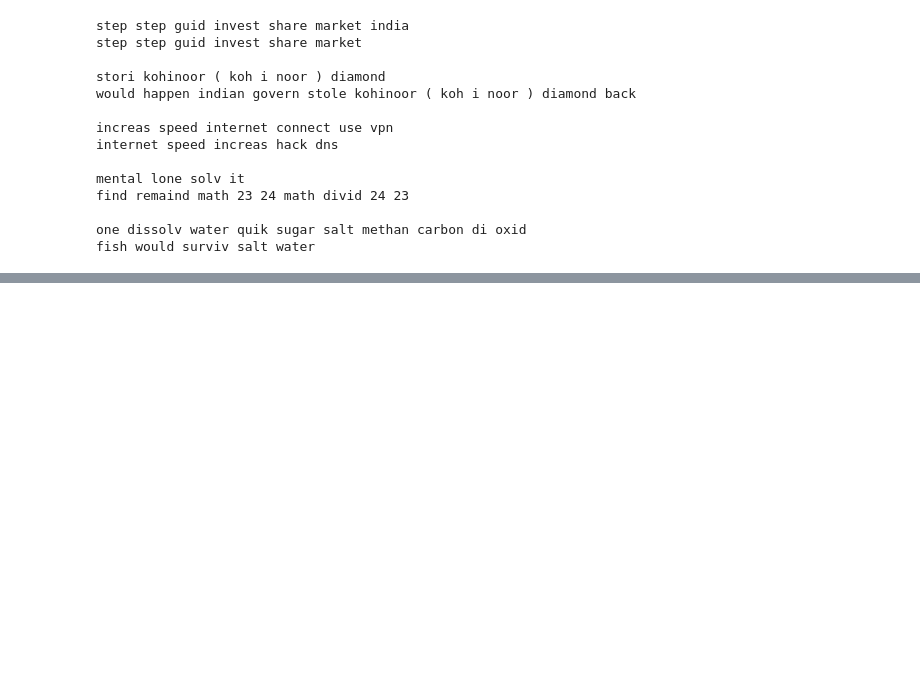
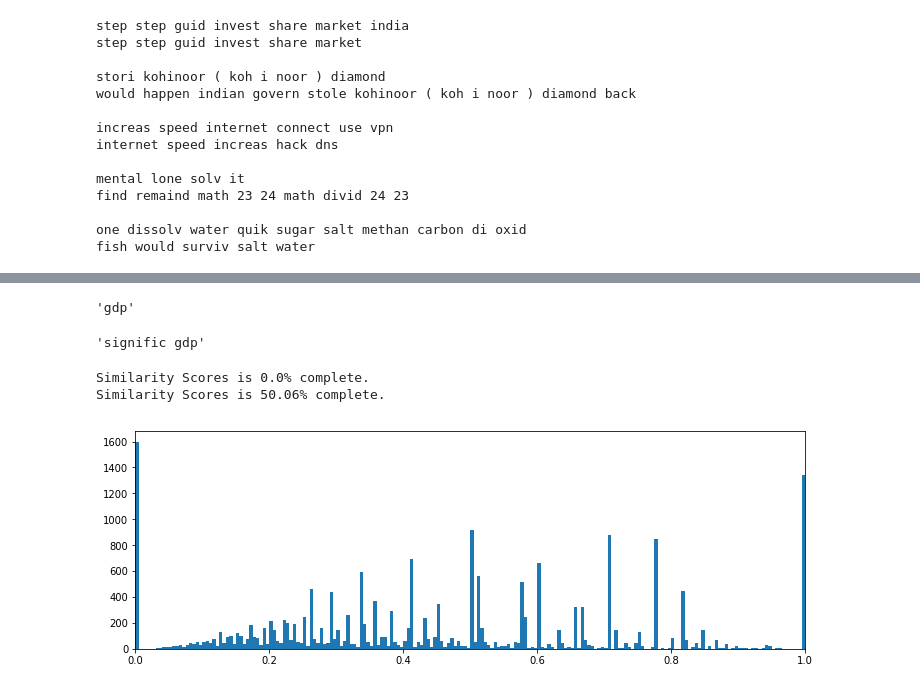
Before and after one commit to santoshkumar30/Quora_pair, a Jupyter notebook: Quora.ipynb, the cells around one changed output, grey strips where cells are left out. Drawn from its saved outputs; the diff is of its cells as text; code cells hidden in the pictures; blank space fills up the shorter version.

```diff
--- a/Quora.ipynb
+++ b/Quora.ipynb
@@ -248,3 +248,11 @@ find remaind math 23 24 math divid 24 23
 
 one dissolv water quik sugar salt methan carbon di oxid
 fish would surviv salt water
+# %%
+invalid_questions = []
+for i in range(len(questions1)):
+    # questions need to contain a vowel (which should be part of a full word) to be valid
+    if not re.search('[aeiouyAEIOUY]', questions1[i]) or not re.search('[aeiouyAEIOUY]', questions2[i]):
+    # Need to subtract 'len(invalid_questions)' to adjust for the changing index values as questions are removed.
+        invalid_questions.append(i-len(invalid_questions))
+print(len(invalid_questions))
@@ -250,0 +281,37 @@ fish would surviv salt water
+# %%
+questions1[812]
+# %% [output]
+'gdp'
+# %%
+questions2[812]
+# %% [output]
+'signific gdp'
+# %%
+# Remove the invalid questions
+for index in invalid_questions:
+    new_data = new_data[new_data.id != index]
+    questions1.pop(index)
+    questions2.pop(index)
+# %%
+vectorizer = TfidfVectorizer()
+def cosine_sim(text1, text2):
+    tfidf = vectorizer.fit_transform([text1, text2])
+    return ((tfidf * tfidf.T).A)[0,1]
+# %%
+Tfidf_scores = []
+for i in range(len(questions1)):
+    score = cosine_sim(questions1[i], questions2[i])
+    Tfidf_scores.append(score)
+    if i % 10000 == 0:
+        progress = i/len(questions1) * 100
+        print("Similarity Scores is {}% complete.".format(round(progress,2)))
+# %% [output]
+Similarity Scores is 0.0% complete.
+Similarity Scores is 50.06% complete.
+# %%
+plt.figure(figsize=(12,4))
+plt.hist(Tfidf_scores, bins = 200)
+plt.xlim(0,1)
+plt.show()
+# %% [output]
+[figure, added]
```
Also changed, not shown: parts of 2 cells of this notebook.
